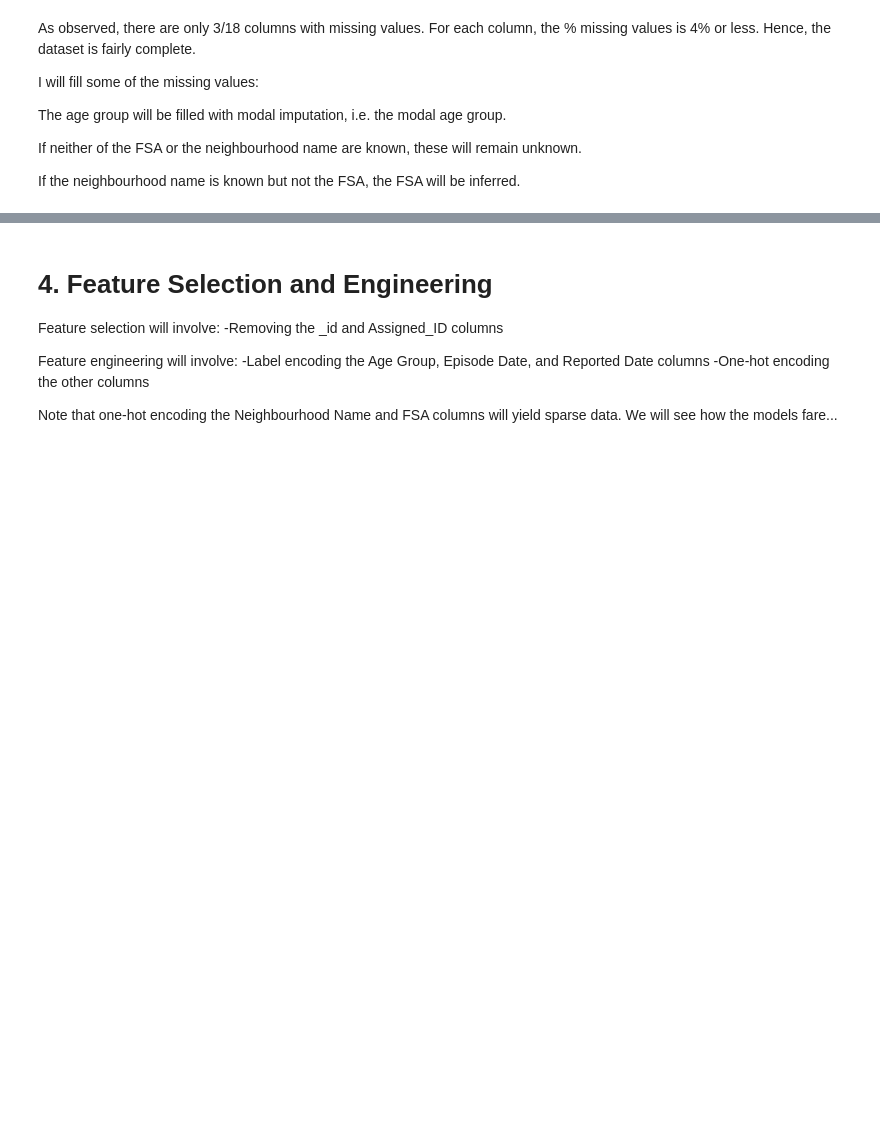
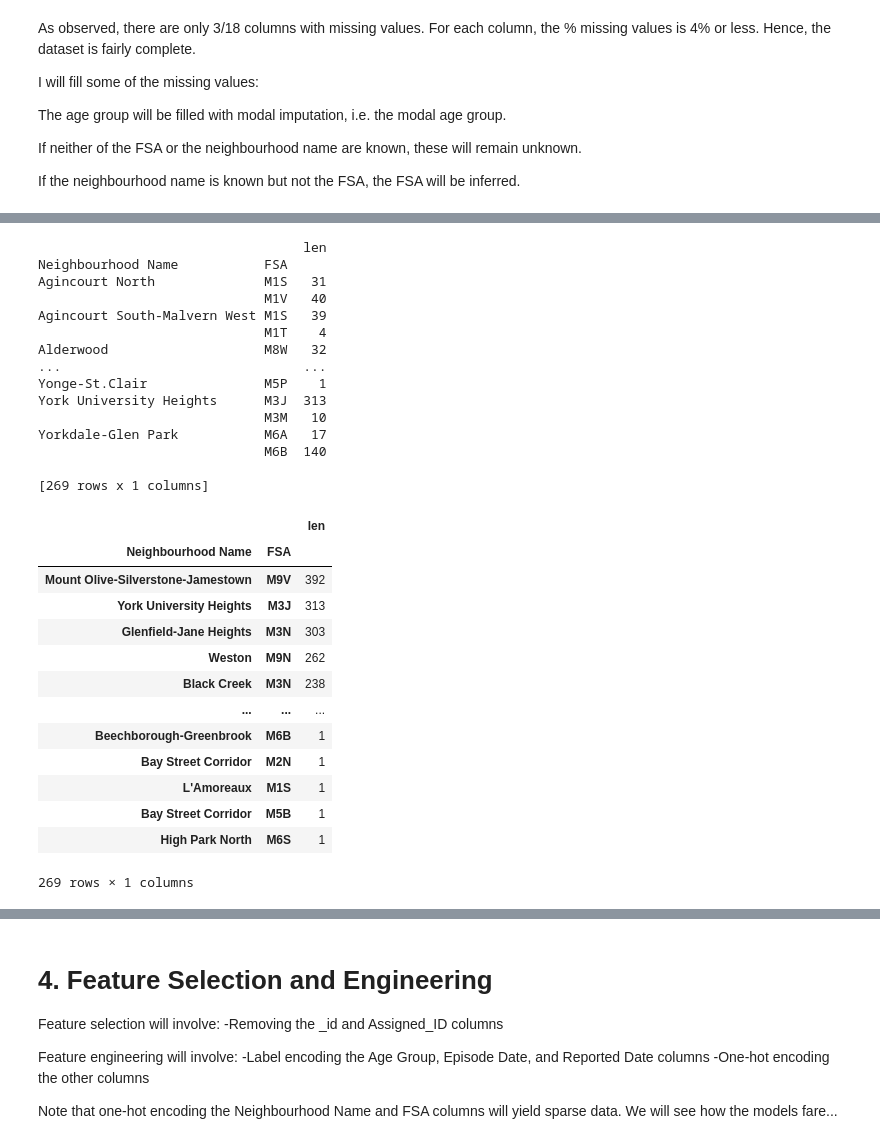
Before and after one commit to adrienne-siu/toronto_covid-19_cases_project, a Jupyter notebook: toronto_covid_notebook.ipynb, the cells around one changed output, grey strips where cells are left out. Saved outputs shown, nothing was run; the diff lists cells and outputs as text; code cells hidden in the pictures; blank space fills up the shorter version.

```diff
--- a/toronto_covid_notebook.ipynb
+++ b/toronto_covid_notebook.ipynb
@@ -254,0 +265,35 @@ for i in data.index:
+# %%
+# Find the modal neighbourhood and FSA
+nn_fsa_group_data = data.groupby(['Neighbourhood Name', 'FSA'])['Outbreak Associated'].agg([len])
+print(nn_fsa_group_data)
+nn_fsa_group_data.sort_values(by='len', ascending=False)
+# %% [output]
+                                  len
+Neighbourhood Name           FSA
+Agincourt North              M1S   31
+                             M1V   40
+Agincourt South-Malvern West M1S   39
+                             M1T    4
+Alderwood                    M8W   32
+...                               ...
+Yonge-St.Clair               M5P    1
+York University Heights      M3J  313
+                             M3M   10
+Yorkdale-Glen Park           M6A   17
+                             M6B  140
+
+[269 rows x 1 columns]
+|  |  | len |
+| Neighbourhood Name | FSA |  |
+| Mount Olive-Silverstone-Jamestown | M9V | 392 |
+| York University Heights | M3J | 313 |
+| Glenfield-Jane Heights | M3N | 303 |
+| Weston | M9N | 262 |
+| Black Creek | M3N | 238 |
+| ... | ... | ... |
+| Beechborough-Greenbrook | M6B | 1 |
+| Bay Street Corridor | M2N | 1 |
+| L'Amoreaux | M1S | 1 |
+| Bay Street Corridor | M5B | 1 |
+| High Park North | M6S | 1 |
+269 rows × 1 columns
```
Also changed, not shown: parts of 7 cells of this notebook.
